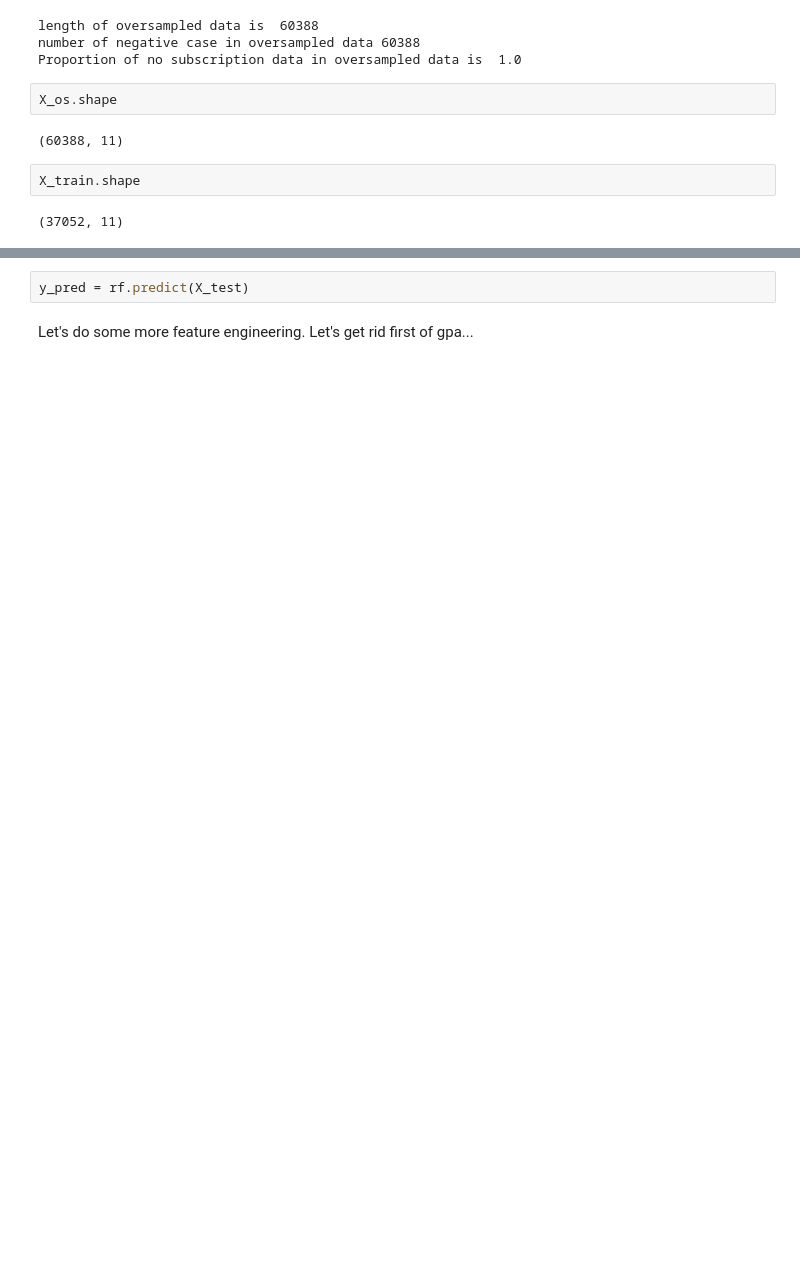
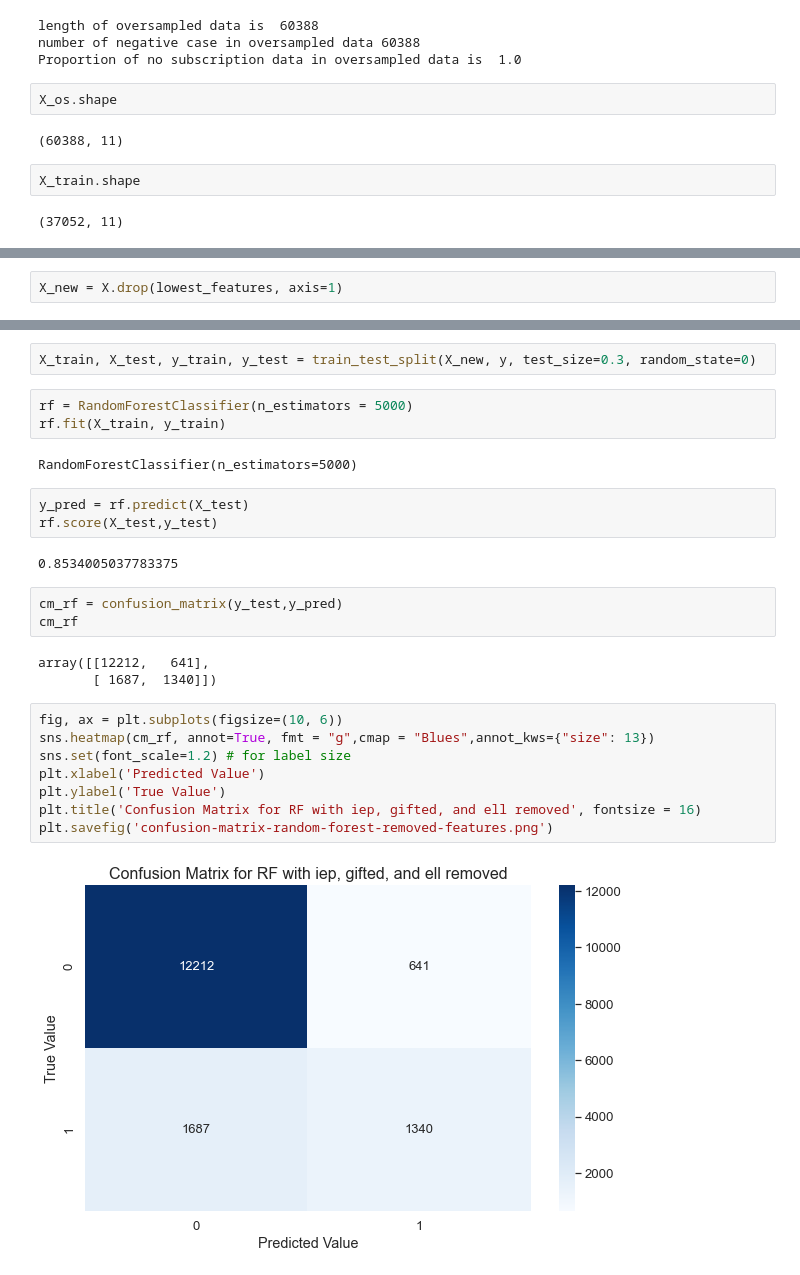
Before and after one commit to smileyfresh/dropout_predicting, a Jupyter notebook: 9th Grade Dropout Predictor.ipynb, the cells around one changed output, grey strips where cells are left out. Cells and saved outputs as stored; diff of their text form; blank space fills up the shorter version.

```diff
--- a/9th Grade Dropout Predictor.ipynb
+++ b/9th Grade Dropout Predictor.ipynb
@@ -154,0 +188,2 @@ rf.score(X_test,y_test)
+# %%
+X_new = X.drop(lowest_features, axis=1)
@@ -155,4 +224,28 @@ rf.score(X_test,y_test)
+# %%
+X_train, X_test, y_train, y_test = train_test_split(X_new, y, test_size=0.3, random_state=0)
+# %%
+rf = RandomForestClassifier(n_estimators = 5000)
+rf.fit(X_train, y_train)
+# %% [output]
+RandomForestClassifier(n_estimators=5000)
 # %%
 y_pred = rf.predict(X_test)
+rf.score(X_test,y_test)
+# %% [output]
+0.8534005037783375
-# %% [markdown]
-Let's do some more feature engineering. Let's get rid first of gpa...
+# %%
+cm_rf = confusion_matrix(y_test,y_pred)
+cm_rf
+# %% [output]
+array([[12212,   641],
+       [ 1687,  1340]])
+# %%
+fig, ax = plt.subplots(figsize=(10, 6))
+sns.heatmap(cm_rf, annot=True, fmt = "g",cmap = "Blues",annot_kws={"size": 13})
+sns.set(font_scale=1.2) # for label size
+plt.xlabel('Predicted Value')
+plt.ylabel('True Value')
+plt.title('Confusion Matrix for RF with iep, gifted, and ell removed', fontsize = 16)
+plt.savefig('confusion-matrix-random-forest-removed-features.png')
+# %% [output]
+[figure, added]
```
Also changed, not shown: parts of 11 cells of this notebook, 1 other file.
